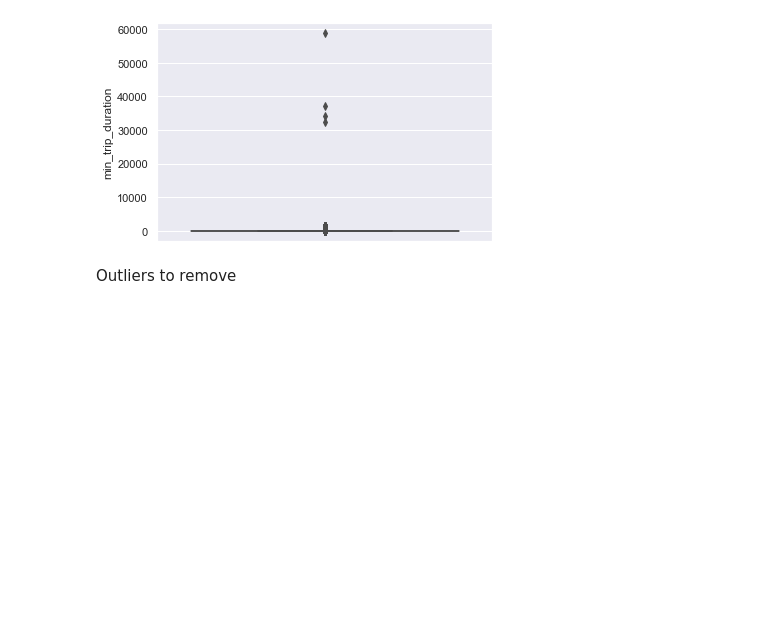
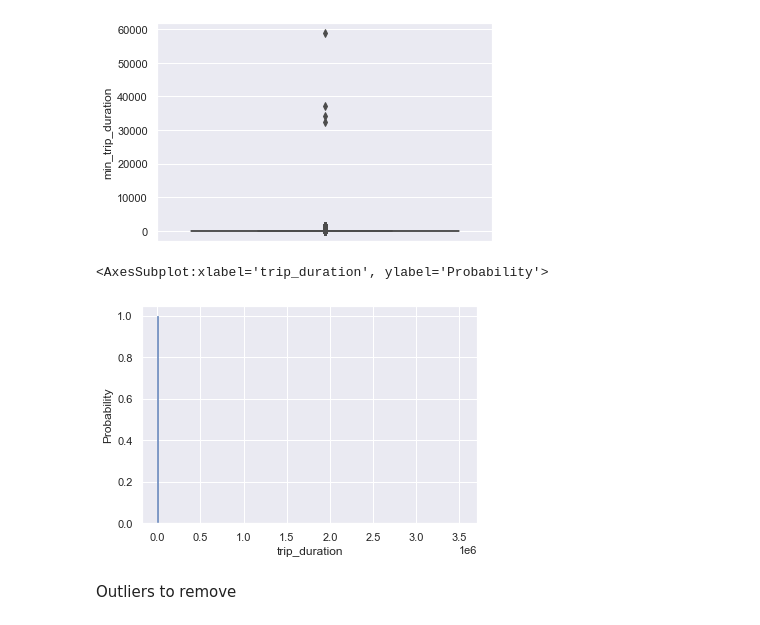
Before and after one commit to DragoneKTM/TaxiDrive_duration_prediction, a Jupyter notebook: Notebooks/1_Preparation.ipynb, the cells around one changed output. Saved outputs shown, nothing was run; the diff lists cells and outputs as text; code cells hidden in the pictures; blank space fills up the shorter version.

```diff
--- a/Notebooks/1_Preparation.ipynb
+++ b/Notebooks/1_Preparation.ipynb
@@ -116,6 +125,11 @@ sns.boxplot(y=ds_train["min_trip_duration"])
 # %% [output]
 <AxesSubplot:ylabel='min_trip_duration'>
 [figure]
+# %%
+sns.histplot(data=ds_train, x="trip_duration", bins=200, stat="probability")
+# %% [output]
+<AxesSubplot:xlabel='trip_duration', ylabel='Probability'>
+[figure, added]
 # %% [markdown]
 Outliers to remove
 # %%
```
Also changed, not shown: parts of 27 cells of this notebook, 1 other file.
